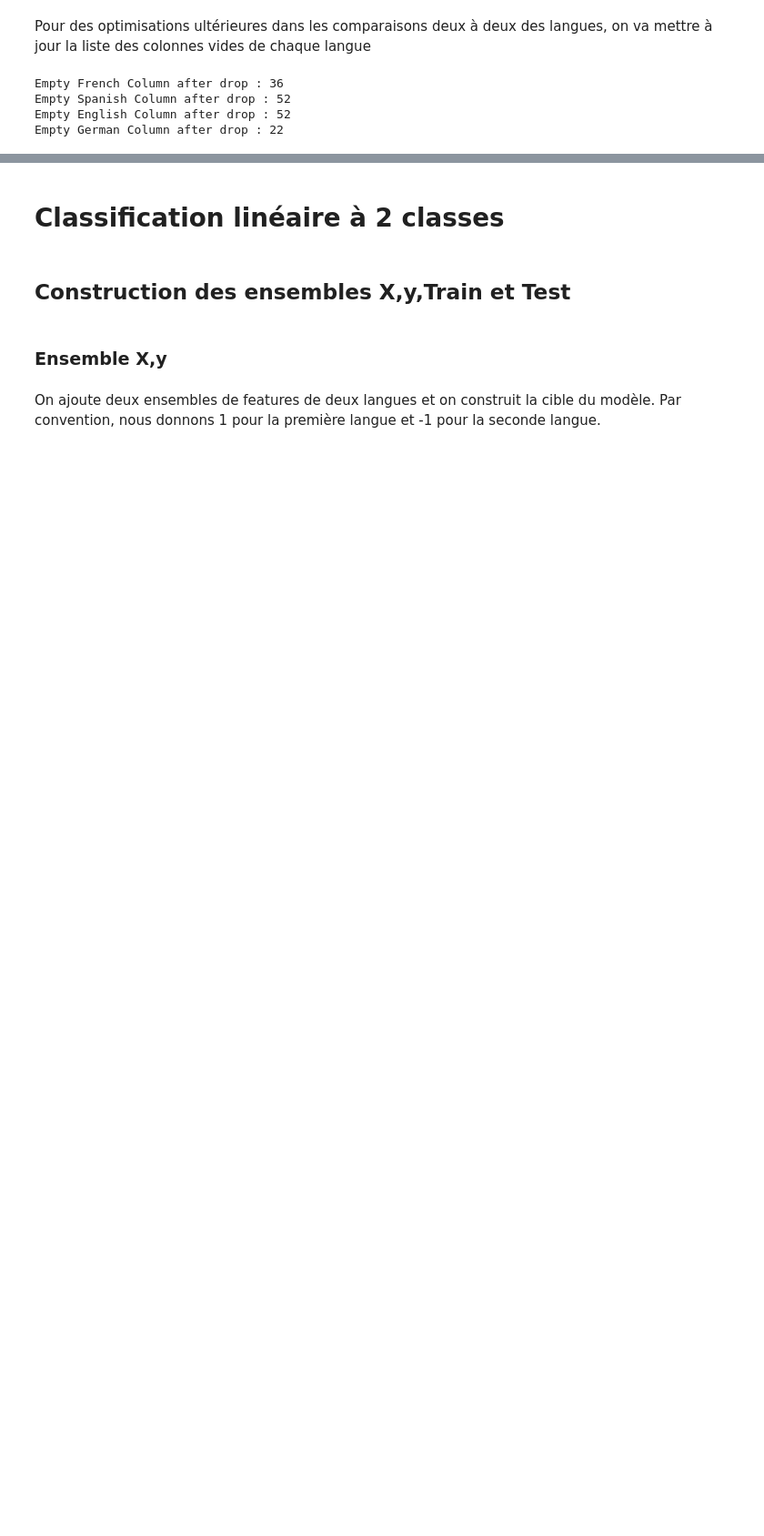
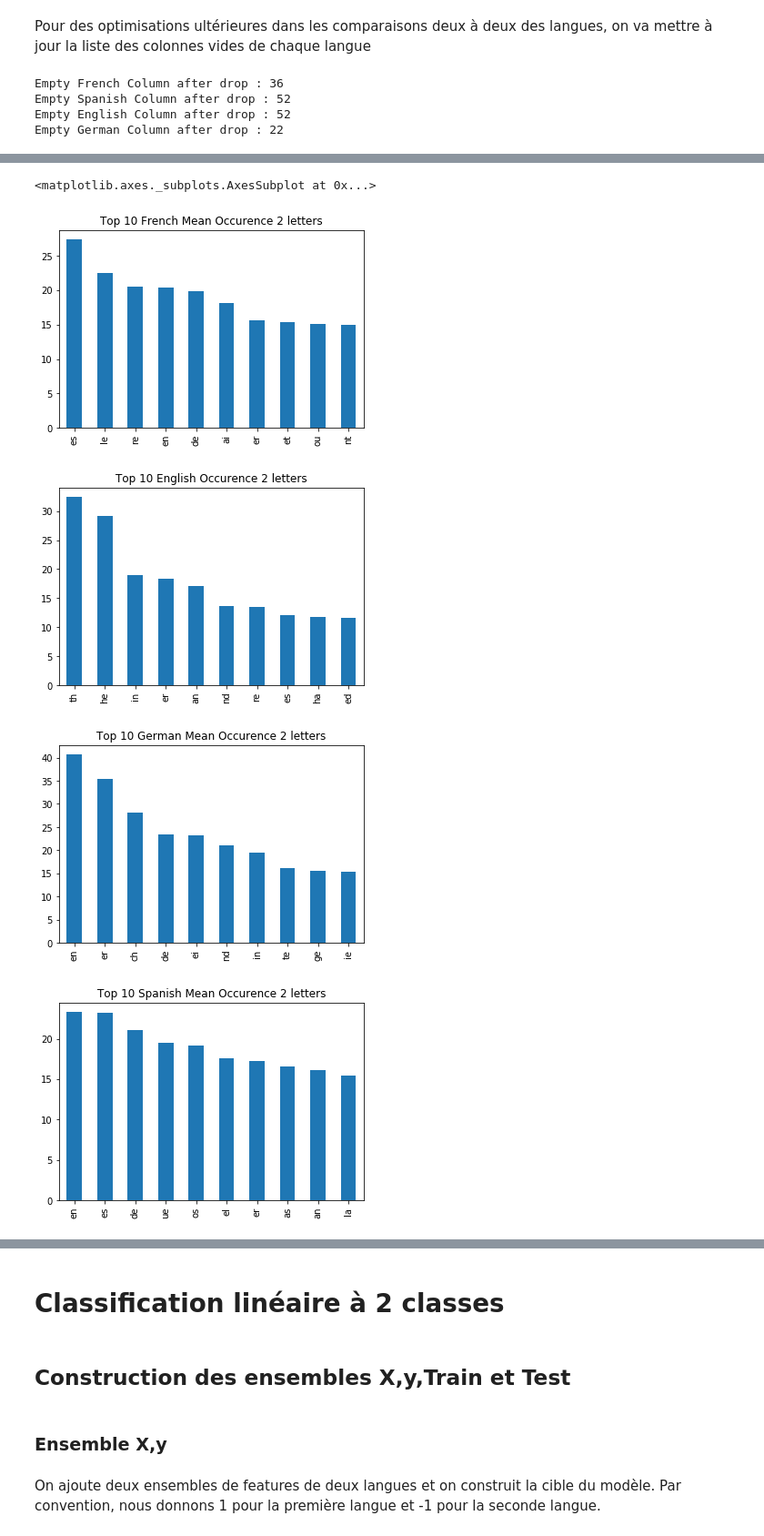
Before and after one commit to anthonymoisan/ClassificationLanguage, a Jupyter notebook: src/Projet_AnalyseLinguistique_AnthonyMoisan.ipynb, the cells around one changed output, grey strips where cells are left out. Shown at 91% size. Saved outputs shown, nothing was run; the diff lists cells and outputs as text; code cells hidden in the pictures; blank space fills up the shorter version.

```diff
--- a/src/Projet_AnalyseLinguistique_AnthonyMoisan.ipynb
+++ b/src/Projet_AnalyseLinguistique_AnthonyMoisan.ipynb
@@ -273,0 +309,15 @@ Empty German Column after drop : 22
+# %%
+df_top_french_Occ2 = df_french.iloc[:,26:].mean().sort_values(ascending=False)[0:10].to_frame("Max occurence")
+df_top_english_Occ2 = df_english.iloc[:,26:].mean().sort_values(ascending=False)[0:10].to_frame("Max occurence")
+df_top_german_Occ2 = df_german.iloc[:,26:].mean().sort_values(ascending=False)[0:10].to_frame("Max occurence")
+df_top_spanish_Occ2 = df_spanish.iloc[:,26:].mean().sort_values(ascending=False)[0:10].to_frame("Max occurence")
+df_top_french_Occ2.plot.bar(title="Top 10 French Mean Occurence 2 letters", legend=False)
+df_top_english_Occ2.plot.bar(title="Top 10 English Occurence 2 letters", legend=False)
+df_top_german_Occ2.plot.bar(title="Top 10 German Mean Occurence 2 letters", legend=False)
+df_top_spanish_Occ2.plot.bar(title="Top 10 Spanish Mean Occurence 2 letters", legend=False)
+# %% [output]
+<matplotlib.axes._subplots.AxesSubplot at 0x...>
+[figure, added]
+[figure, added]
+[figure, added]
+[figure, added]
```
Also changed, not shown: parts of 32 cells of this notebook, 2 other files.
